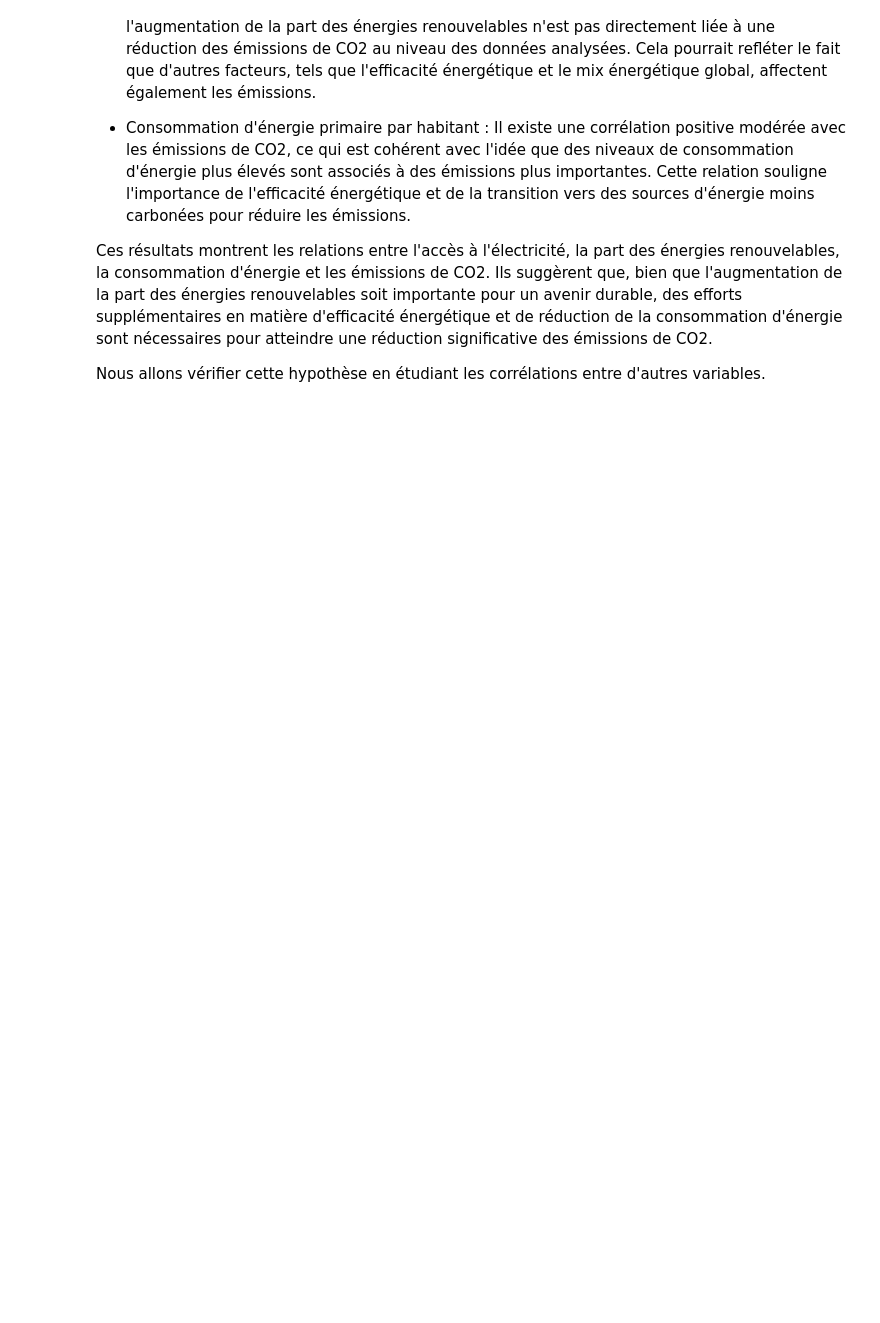
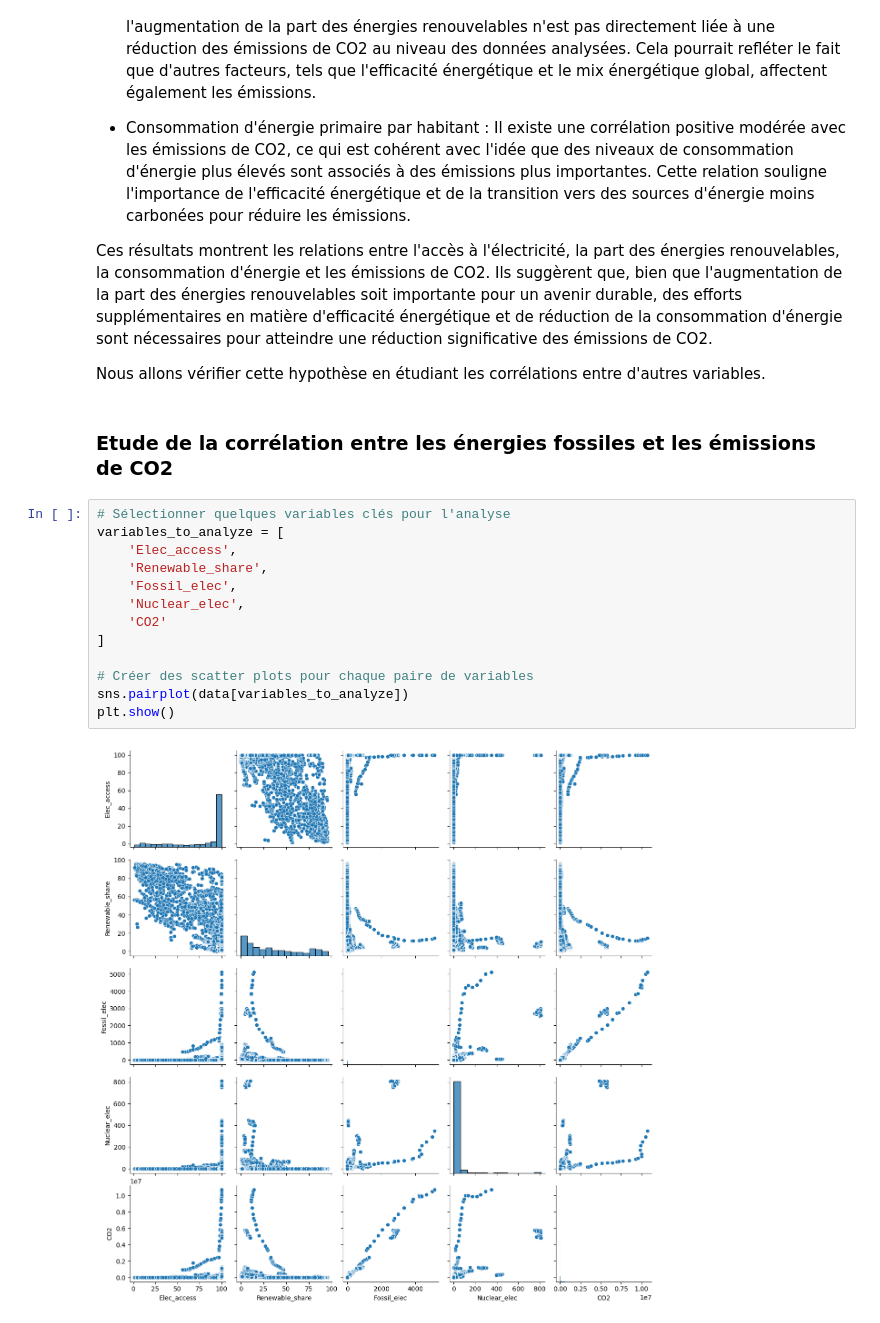
Before and after one commit to manonjulia/ProjetML, a Jupyter notebook: Comment.ipynb, the cells around one changed output. Saved outputs shown, nothing was run; the diff lists cells and outputs as text; blank space fills up the shorter version.

Commit message:
Fin de l'analyse multidimensionnelle et début acp

```diff
--- a/Comment.ipynb
+++ b/Comment.ipynb
@@ -532,3 +527,20 @@ La matrice de corrélation ci-dessus montre les coefficients de corrélation ent
 Ces résultats montrent les relations entre l'accès à l'électricité, la part des énergies renouvelables, la consommation d'énergie et les émissions de CO2. Ils suggèrent que, bien que l'augmentation de la part des énergies renouvelables soit importante pour un avenir durable, des efforts supplémentaires en matière d'efficacité énergétique et de réduction de la consommation d'énergie sont nécessaires pour atteindre une réduction significative des émissions de CO2.
 
 Nous allons vérifier cette hypothèse en étudiant les corrélations entre d'autres variables.
+# %% [markdown]
+### Etude de la corrélation entre les énergies fossiles et les émissions de CO2
+# %%
+# Sélectionner quelques variables clés pour l'analyse
+variables_to_analyze = [
+    'Elec_access',
+    'Renewable_share',
+    'Fossil_elec',
+    'Nuclear_elec',
+    'CO2'
+]
+
+# Créer des scatter plots pour chaque paire de variables
+sns.pairplot(data[variables_to_analyze])
+plt.show()
+# %% [output]
+[figure, added]
```
Also changed, not shown: parts of 32 cells of this notebook.
